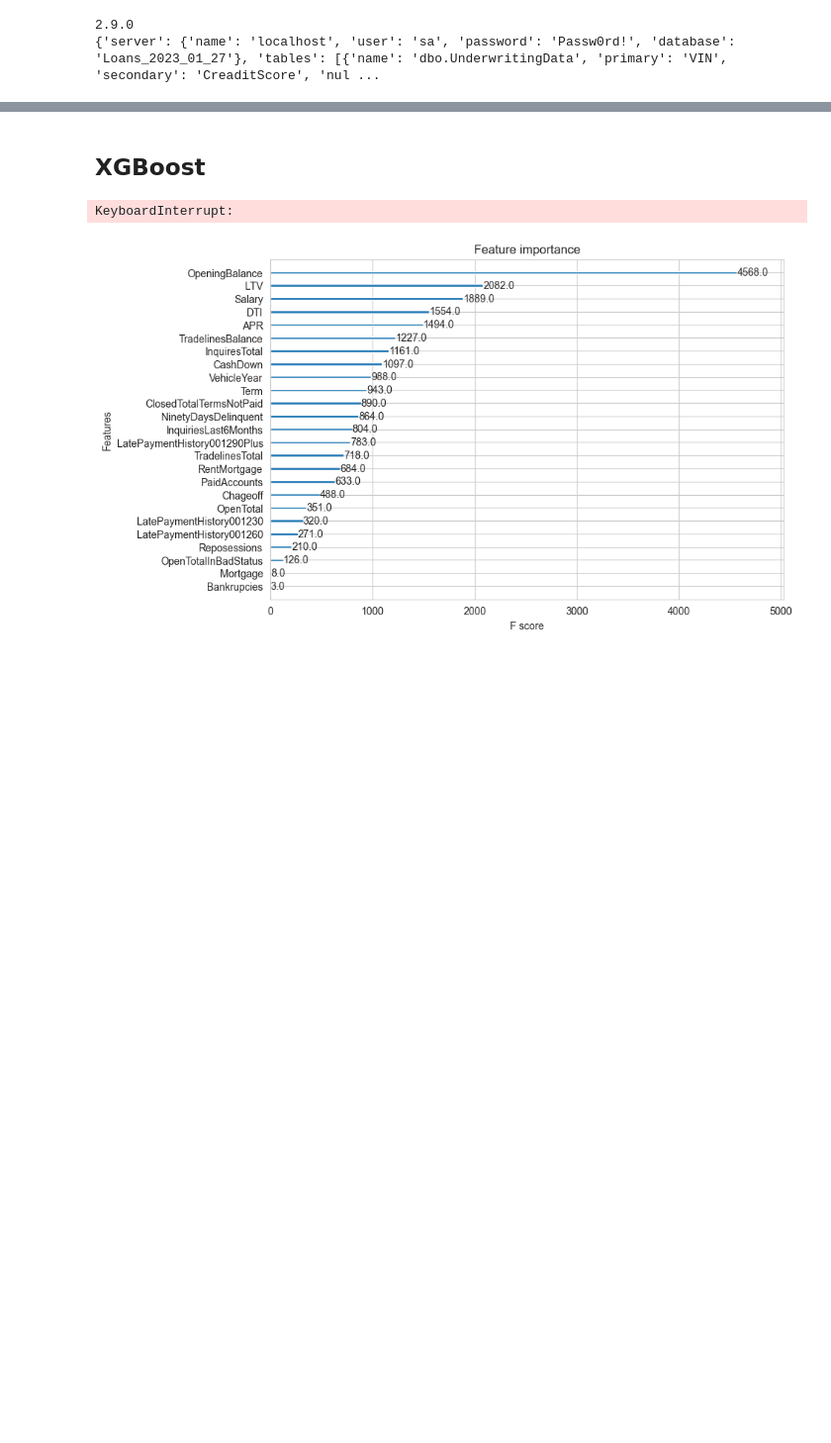
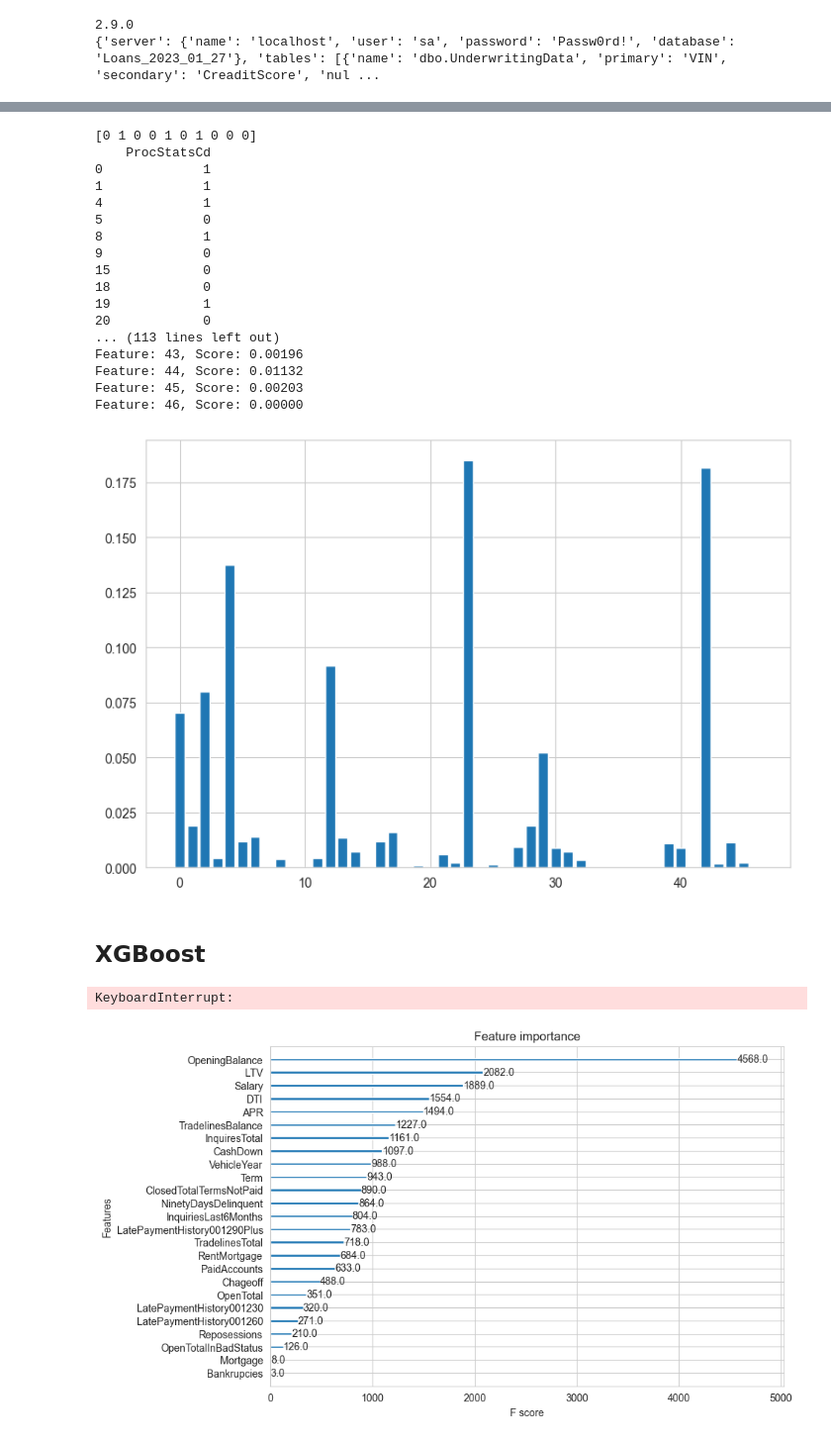
Before and after one commit to mikaag/Scorelate, a Jupyter notebook: DataLoader.ipynb, the cells around one changed output, grey strips where cells are left out. Shown at 99% size. Saved outputs shown, nothing was run; the diff lists cells and outputs as text; code cells hidden in the pictures; blank space fills up the shorter version.

Commit message:
Ensemble filtering

```diff
--- a/DataLoader.ipynb
+++ b/DataLoader.ipynb
@@ -284,6 +287,9 @@ class DatabaseLoader:
             self.move_col_to_end(self._target)
         else:
             return temp_df
+
+    def get_df_no_categoricals(self):
+        return self.df.drop(self.get_categorical_vars(), axis=1)
 # %%
 dbl = DatabaseLoader(server_info)
 
@@ -323,3 +547,56 @@ One Hot Encoding
+# %%
+test = dbl.get_df_no_categoricals().copy(deep=True).tail(2000)
+testX = test.iloc[:,:-1]
+testy = test.iloc[:,-1:]
+
+#has to be -2 since filter has an ID
+trainX = filter.iloc[:,:-2]
+trainy = filter.iloc[:,-1:]
+
+rf = RandomForestClassifier(n_estimators = 1000)
+rf.fit(trainX, trainy)
+
+preds = rf.predict(testX)
+
+print(preds[:10])
+print(trainy[:10])
+from sklearn.metrics import confusion_matrix, f1_score, accuracy_score
+from matplotlib import pyplot
+
+print(testX)
+
+print(confusion_matrix(testy, preds))
+# Display accuracy score
+print(accuracy_score(testy, preds))
+# Display F1 score
+print(f1_score(testy,preds))
+
+importance = rf.feature_importances_
+# summarize feature importance
+for i,v in enumerate(importance):
+	print('Feature: %0d, Score: %.5f' % (i,v))
+# plot feature importance
+pyplot.bar([x for x in range(len(importance))], importance)
+pyplot.show()
+# %% [output]
+[0 1 0 0 1 0 1 0 0 0]
+    ProcStatsCd
+0             1
+1             1
+4             1
+5             0
+8             1
+9             0
+15            0
+18            0
+19            1
+20            0
+... (113 lines left out)
+Feature: 43, Score: 0.00196
+Feature: 44, Score: 0.01132
+Feature: 45, Score: 0.00203
+Feature: 46, Score: 0.00000
+[figure, added]
 # %% [markdown]
 ## XGBoost
 # %%
```
Also changed, not shown: parts of 4 cells of this notebook, 1 other file.
